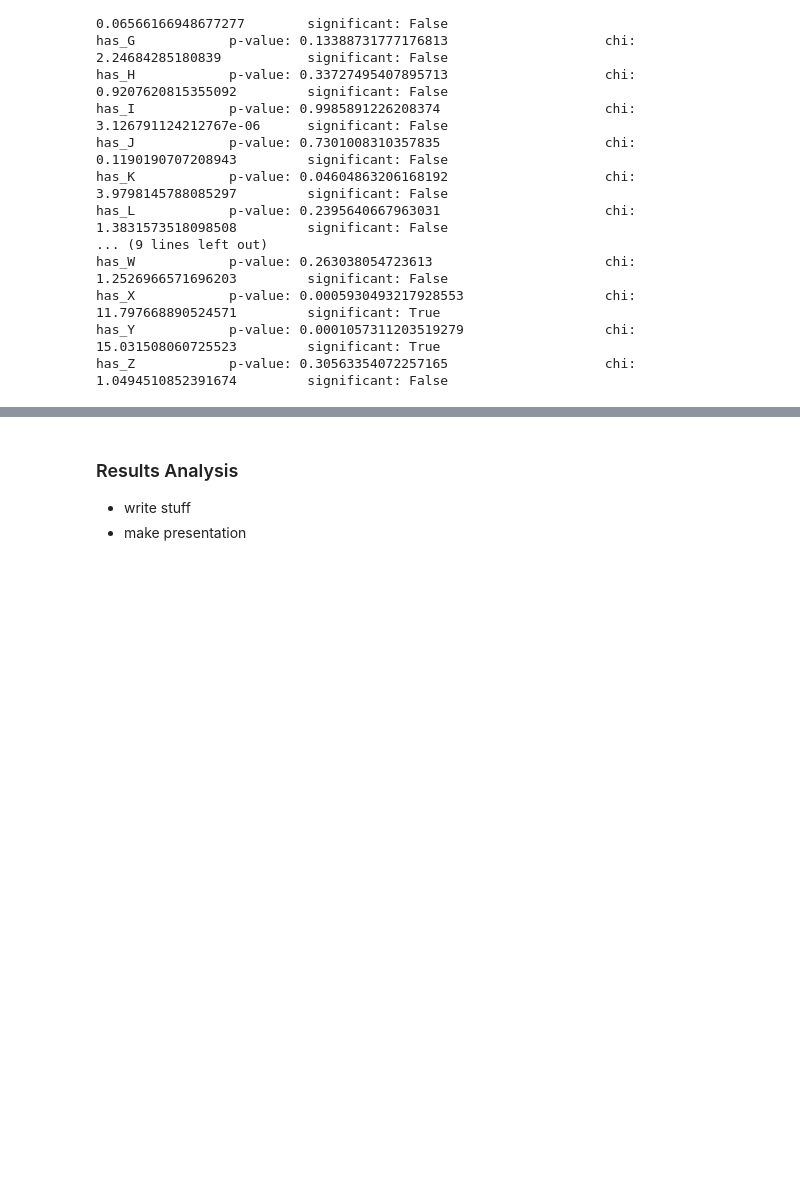
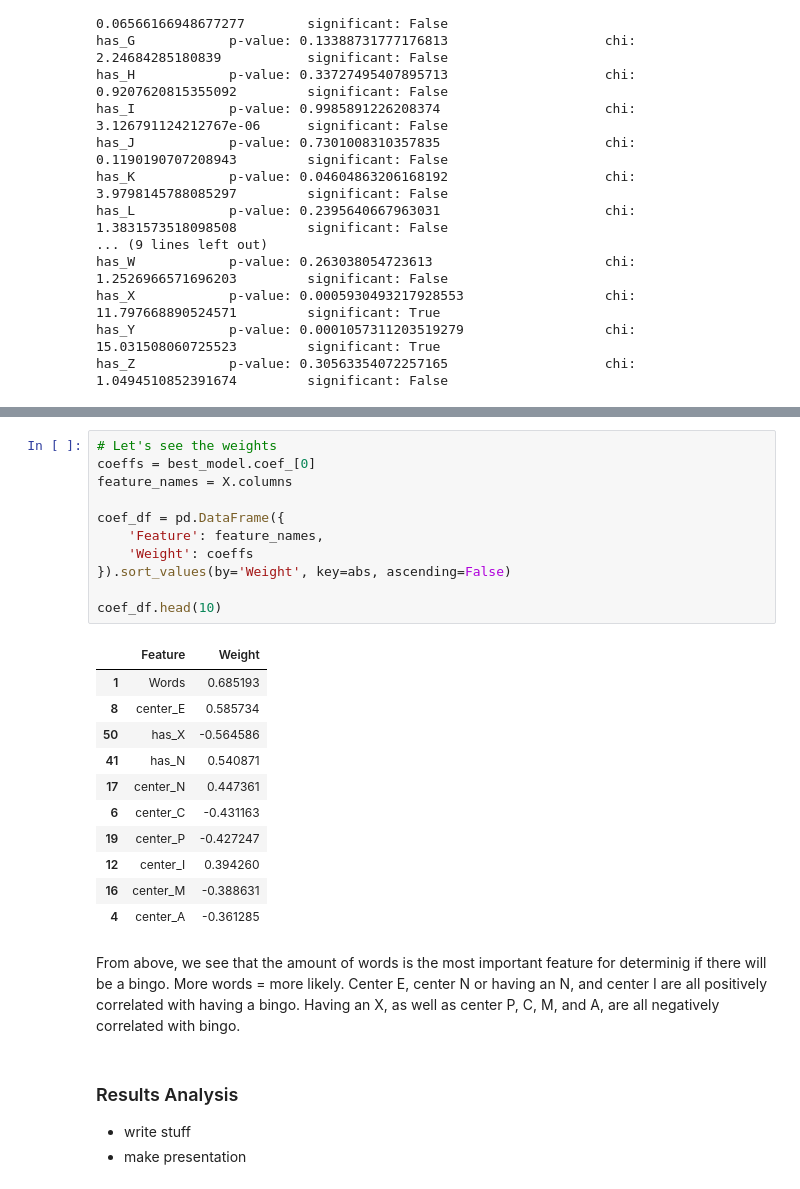
Before and after one commit to MSOE-oskar/CSC2621-termproj, a Jupyter notebook: TermProj.ipynb, the cells around one changed output, grey strips where cells are left out. Drawn from its saved outputs; the diff is of its cells as text; blank space fills up the shorter version.

```diff
--- a/TermProj.ipynb
+++ b/TermProj.ipynb
@@ -309,3 +479,28 @@ has_Z            p-value: 0.30563354072257165                    chi: 1.04945108
+# %%
+# Let's see the weights
+coeffs = best_model.coef_[0]
+feature_names = X.columns
+
+coef_df = pd.DataFrame({
+    'Feature': feature_names,
+    'Weight': coeffs
+}).sort_values(by='Weight', key=abs, ascending=False)
+
+coef_df.head(10)
+# %% [output]
+|  | Feature | Weight |
+| 1 | Words | 0.685193 |
+| 8 | center_E | 0.585734 |
+| 50 | has_X | -0.564586 |
+| 41 | has_N | 0.540871 |
+| 17 | center_N | 0.447361 |
+| 6 | center_C | -0.431163 |
+| 19 | center_P | -0.427247 |
+| 12 | center_I | 0.394260 |
+| 16 | center_M | -0.388631 |
+| 4 | center_A | -0.361285 |
+# %% [markdown]
+From above, we see that the amount of words is the most important feature for determinig if there will be a bingo. More words = more likely. Center E, center N or having an N, and center I are all positively correlated with having a bingo. Having an X, as well as center P, C, M, and A, are all negatively correlated with bingo.
 # %% [markdown]
 ### Results Analysis
 - write stuff
```
Also changed, not shown: parts of 19 cells of this notebook.
